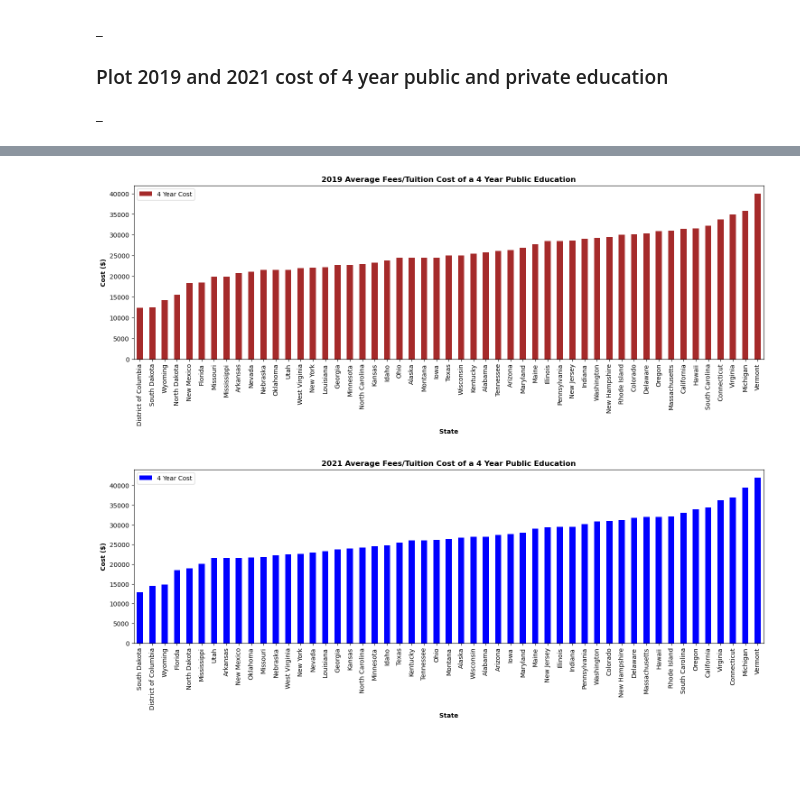
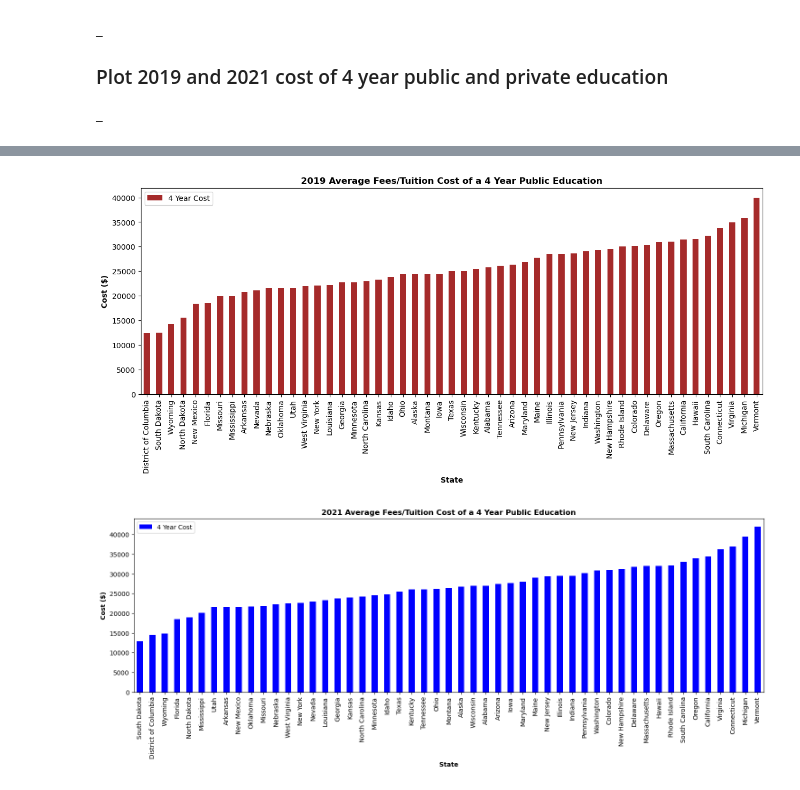
Before and after one commit to anthonybpino/Project-1-Undergrad-Student-Data, a Jupyter notebook: cost_state_2019_2021.ipynb, the cells around one changed output, grey strips where cells are left out. Saved outputs shown, nothing was run; the diff lists cells and outputs as text; code cells hidden in the pictures; blank space fills up the shorter version.

```diff
--- a/cost_state_2019_2021.ipynb
+++ b/cost_state_2019_2021.ipynb
@@ -117,13 +180,13 @@ _
 # %%
-school_fouryear_public_2019.plot.bar(figsize = (18,5), color="brown")
+school_fouryear_public_2019.plot.bar(figsize = (15  ,5), color="brown")
 plt.legend(labels=["4 Year Cost"])
 plt.title("2019 Average Fees/Tuition Cost of a 4 Year Public Education", fontweight="bold")
 plt.xlabel("State", fontweight="bold")
 plt.ylabel("Cost ($)", fontweight="bold")
 plt.savefig(os.path.join("output", "public_2019.png"))
 plt.show()
 # %% [output]
-[figure, old version]
+[figure, new version]
 # %%
 school_fouryear_public_2021.plot.bar(figsize = (18,5), color="blue")
 plt.legend(labels=["4 Year Cost"])
```
Also changed, not shown: parts of 9 cells of this notebook, 2 other files.
